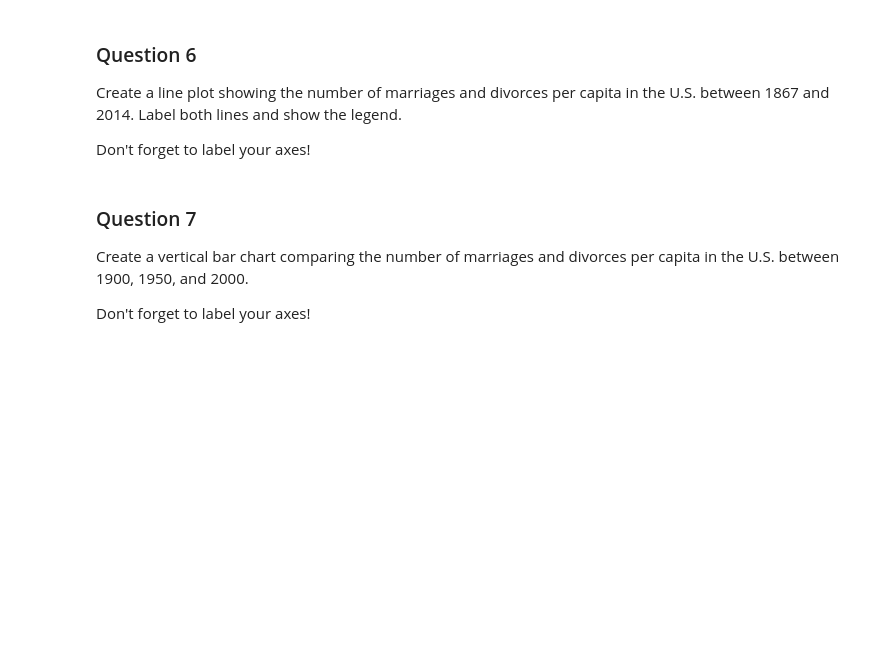
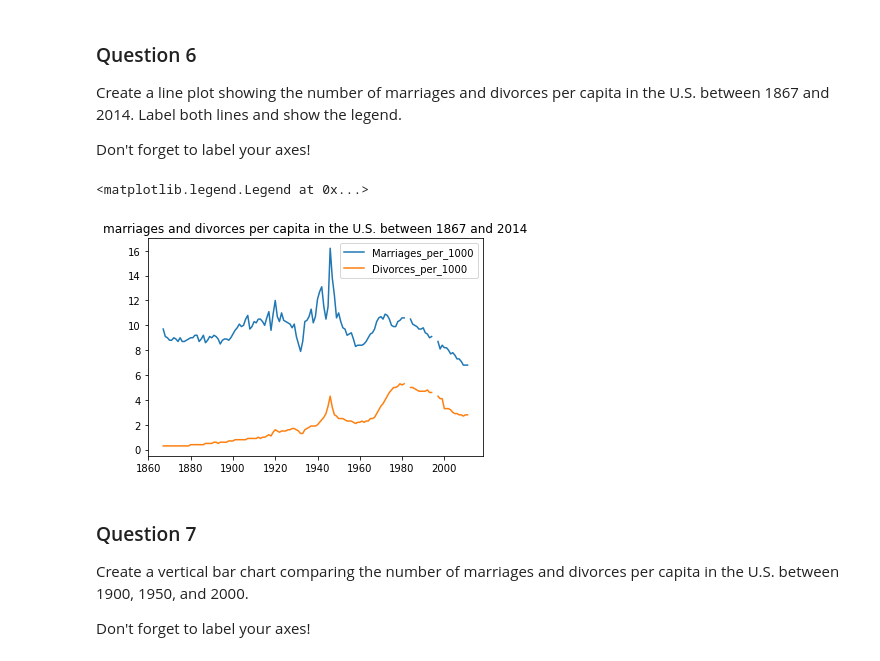
Before and after one commit to Karish-Thangarajah/Karish.Thangarajah.BDAT1004PS3, a Jupyter notebook: Problem Set 3.ipynb, the cells around one changed output. Drawn from its saved outputs; the diff is of its cells as text; code cells hidden in the pictures; blank space fills up the shorter version.

```diff
--- a/Problem Set 3.ipynb
+++ b/Problem Set 3.ipynb
@@ -217,6 +217,24 @@ Step 17. How many different items are sold?
 Create a line plot showing the number of marriages and divorces per capita in the U.S. between 1867 and 2014. Label both lines and show the legend.
 
 Don't forget to label your axes!
+# %%
+import seaborn as sns
+
+marr_and_divor = pd.read_csv('us-marriages-divorces-1867-2014.csv')
+
+columns = marr_and_divor.columns.drop(['Year','Population','Marriages','Divorces'])
+x_data = marr_and_divor['Year']
+
+fig, ax = plt.subplots()
+
+for column in columns:
+    ax.plot(x_data, marr_and_divor[column])
+
+ax.set_title('marriages and divorces per capita in the U.S. between 1867 and 2014')
+ax.legend(columns)
+# %% [output]
+<matplotlib.legend.Legend at 0x...>
+[figure, added]
 # %% [markdown]
 ### Question 7
 
```
Also changed, not shown: parts of 4 cells of this notebook.
